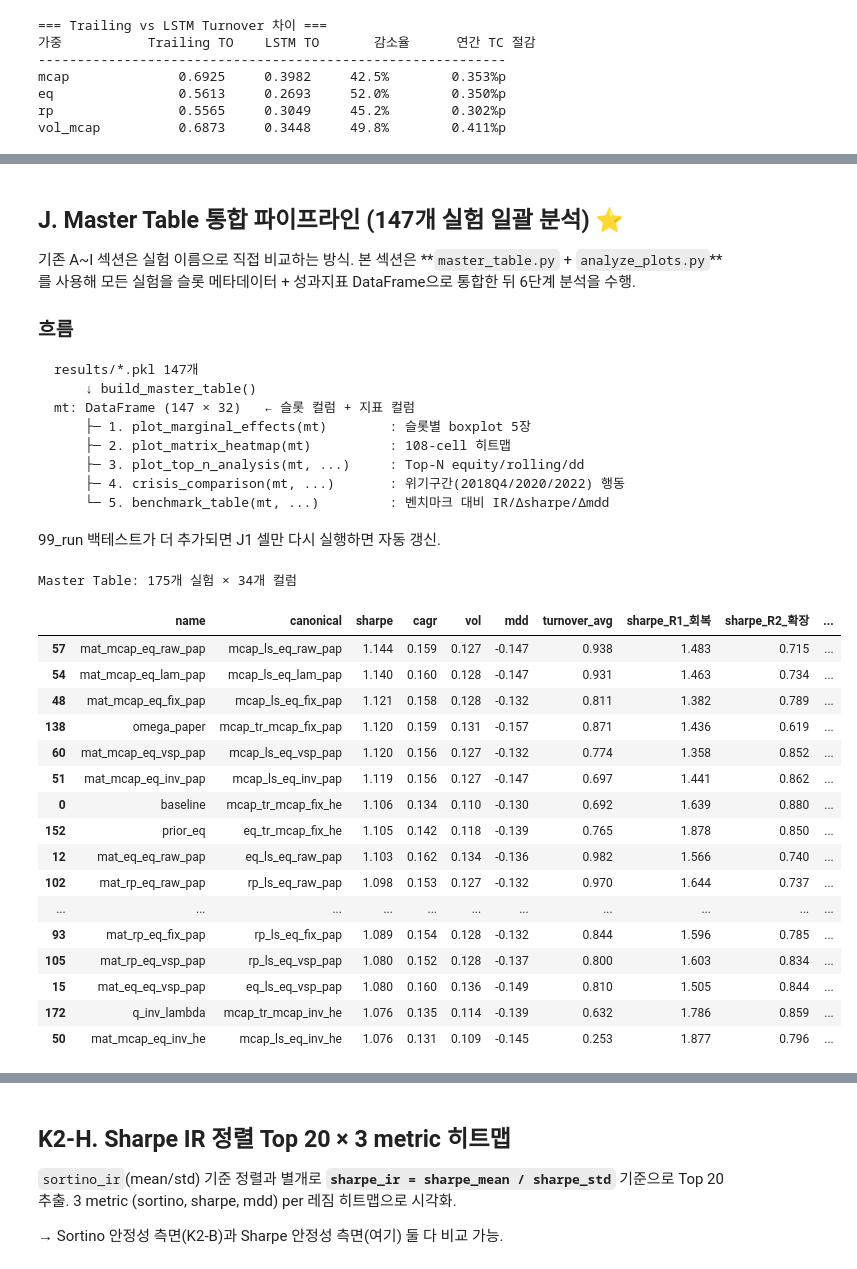
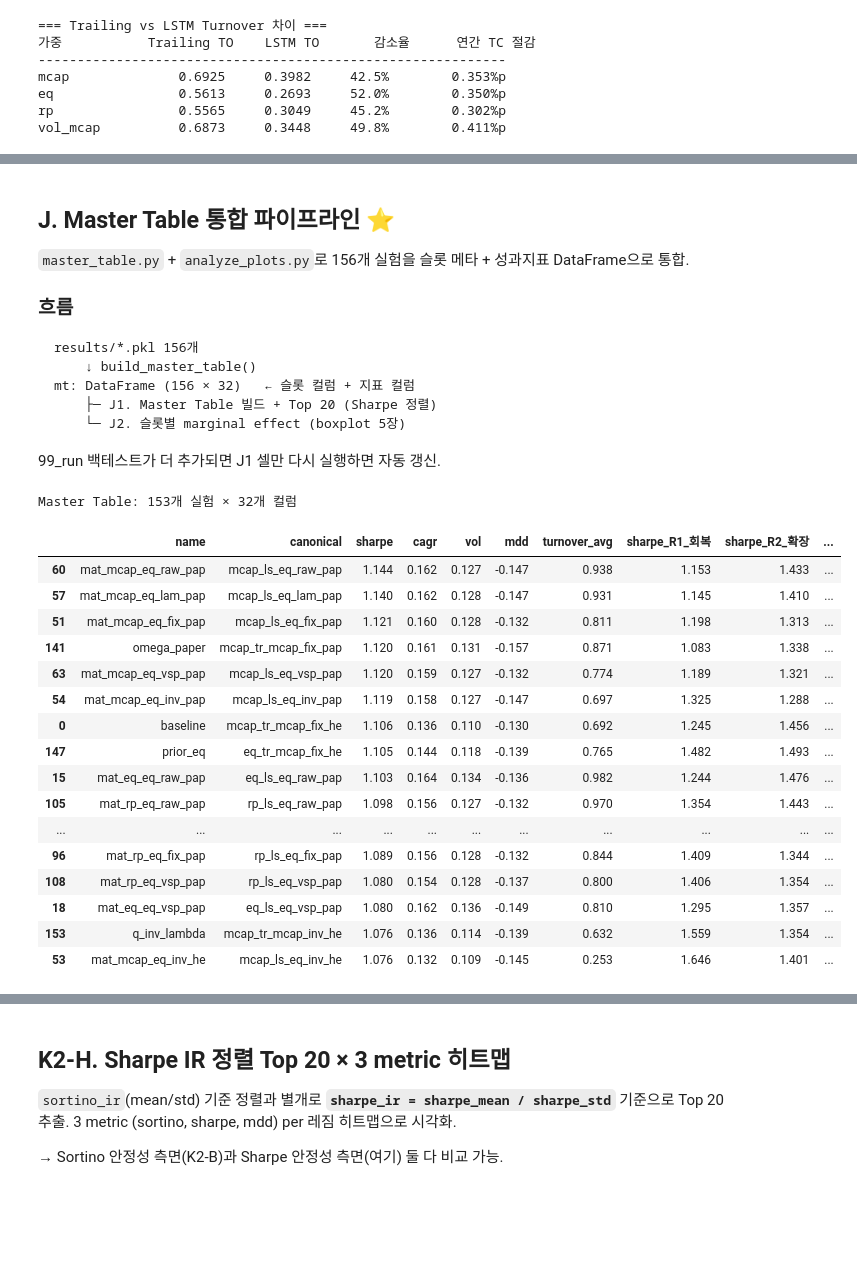
Before and after one commit to sybeom528/low_vol_with_lstm_har_bl, a Jupyter notebook: final/99_analyze.ipynb, the cells around one changed output, grey strips where cells are left out. Saved outputs shown, nothing was run; the diff lists cells and outputs as text; code cells hidden in the pictures; blank space fills up the shorter version.

````diff
--- a/final/99_analyze.ipynb
+++ b/final/99_analyze.ipynb
@@ -604,57 +461,56 @@ IT                  7.5%        6.8%     -0.7%
 # %% [markdown]
-## J. Master Table 통합 파이프라인 (147개 실험 일괄 분석) ⭐
+## J. Master Table 통합 파이프라인 ⭐
 
-기존 A~I 섹션은 실험 이름으로 직접 비교하는 방식. 본 섹션은 **`master_table.py` + `analyze_plots.py`**를 사용해 모든 실험을 슬롯 메타데이터 + 성과지표 DataFrame으로 통합한 뒤 6단계 분석을 수행.
+`master_table.py` + `analyze_plots.py`로 156개 실험을 슬롯 메타 + 성과지표 DataFrame으로 통합.
 
 ### 흐름
 
 ```
-results/*.pkl 147개
+results/*.pkl 156개
     ↓ build_master_table()
-mt: DataFrame (147 × 32)   ← 슬롯 컬럼 + 지표 컬럼
-    ├─ 1. plot_marginal_effects(mt)        : 슬롯별 boxplot 5장
-    ├─ 2. plot_matrix_heatmap(mt)          : 108-cell 히트맵
-    ├─ 3. plot_top_n_analysis(mt, ...)     : Top-N equity/rolling/dd
-    ├─ 4. crisis_comparison(mt, ...)       : 위기구간(2018Q4/2020/2022) 행동
-    └─ 5. benchmark_table(mt, ...)         : 벤치마크 대비 IR/Δsharpe/Δmdd
+mt: DataFrame (156 × 32)   ← 슬롯 컬럼 + 지표 컬럼
+    ├─ J1. Master Table 빌드 + Top 20 (Sharpe 정렬)
+    └─ J2. 슬롯별 marginal effect (boxplot 5장)
 ```
 
 99_run 백테스트가 더 추가되면 J1 셀만 다시 실행하면 자동 갱신.
 # %%
 # ── J1. Master Table 빌드 ─────────────────────────────────────
 from master_table import build_master_table, slot_summary, matrix_pivot, PERIODS_DEFAULT
 from analyze_plots import (plot_marginal_effects, plot_matrix_heatmap,
                            plot_top_n_analysis, crisis_comparison, benchmark_table,
                            CRISIS_PERIODS, BENCHMARK_NAMES)
 
-mt = build_master_table(RESULTS_DIR, rf, spy_ret, periods=PERIODS_DEFAULT)
+mt_full = build_master_table(RESULTS_DIR, rf, spy_ret, periods=PERIODS_DEFAULT)
+# Q 민감도 변형 제외 — 모든 분석은 q=0.003 baseline만 사용
+mt = mt_full[~mt_full['name'].str.endswith(('_q55','_q64','_q70'))].copy()
 print(f'Master Table: {len(mt)}개 실험 × {mt.shape[1]}개 컬럼')
 
 # Top 20 by Sharpe
 display(
     mt[['name','canonical','sharpe','cagr','vol','mdd','turnover_avg',
-        'sharpe_R1_회복','sharpe_R2_확장','sharpe_R3_COVID','sharpe_R4_베어','sharpe_R5_AI랠리']]
+        'sharpe_R1_회복','sharpe_R2_확장','sharpe_R3_변동']]
     .sort_values('sharpe', ascending=False).head(20).round(3)
 )
 # %% [output]
-Master Table: 175개 실험 × 34개 컬럼
+Master Table: 153개 실험 × 32개 컬럼
 |  | name | canonical | sharpe | cagr | vol | mdd | turnover_avg | sharpe_R1_회복 | sharpe_R2_확장 | ... |
-| 57 | mat_mcap_eq_raw_pap | mcap_ls_eq_raw_pap | 1.144 | 0.159 | 0.127 | -0.147 | 0.938 | 1.483 | 0.715 | ... |
-| 54 | mat_mcap_eq_lam_pap | mcap_ls_eq_lam_pap | 1.140 | 0.160 | 0.128 | -0.147 | 0.931 | 1.463 | 0.734 | ... |
-| 48 | mat_mcap_eq_fix_pap | mcap_ls_eq_fix_pap | 1.121 | 0.158 | 0.128 | -0.132 | 0.811 | 1.382 | 0.789 | ... |
-| 138 | omega_paper | mcap_tr_mcap_fix_pap | 1.120 | 0.159 | 0.131 | -0.157 | 0.871 | 1.436 | 0.619 | ... |
-| 60 | mat_mcap_eq_vsp_pap | mcap_ls_eq_vsp_pap | 1.120 | 0.156 | 0.127 | -0.132 | 0.774 | 1.358 | 0.852 | ... |
-| 51 | mat_mcap_eq_inv_pap | mcap_ls_eq_inv_pap | 1.119 | 0.156 | 0.127 | -0.147 | 0.697 | 1.441 | 0.862 | ... |
-| 0 | baseline | mcap_tr_mcap_fix_he | 1.106 | 0.134 | 0.110 | -0.130 | 0.692 | 1.639 | 0.880 | ... |
-| 152 | prior_eq | eq_tr_mcap_fix_he | 1.105 | 0.142 | 0.118 | -0.139 | 0.765 | 1.878 | 0.850 | ... |
-| 12 | mat_eq_eq_raw_pap | eq_ls_eq_raw_pap | 1.103 | 0.162 | 0.134 | -0.136 | 0.982 | 1.566 | 0.740 | ... |
-| 102 | mat_rp_eq_raw_pap | rp_ls_eq_raw_pap | 1.098 | 0.153 | 0.127 | -0.132 | 0.970 | 1.644 | 0.737 | ... |
+| 60 | mat_mcap_eq_raw_pap | mcap_ls_eq_raw_pap | 1.144 | 0.162 | 0.127 | -0.147 | 0.938 | 1.153 | 1.433 | ... |
+| 57 | mat_mcap_eq_lam_pap | mcap_ls_eq_lam_pap | 1.140 | 0.162 | 0.128 | -0.147 | 0.931 | 1.145 | 1.410 | ... |
+| 51 | mat_mcap_eq_fix_pap | mcap_ls_eq_fix_pap | 1.121 | 0.160 | 0.128 | -0.132 | 0.811 | 1.198 | 1.313 | ... |
+| 141 | omega_paper | mcap_tr_mcap_fix_pap | 1.120 | 0.161 | 0.131 | -0.157 | 0.871 | 1.083 | 1.338 | ... |
+| 63 | mat_mcap_eq_vsp_pap | mcap_ls_eq_vsp_pap | 1.120 | 0.159 | 0.127 | -0.132 | 0.774 | 1.189 | 1.321 | ... |
+| 54 | mat_mcap_eq_inv_pap | mcap_ls_eq_inv_pap | 1.119 | 0.158 | 0.127 | -0.147 | 0.697 | 1.325 | 1.288 | ... |
+| 0 | baseline | mcap_tr_mcap_fix_he | 1.106 | 0.136 | 0.110 | -0.130 | 0.692 | 1.245 | 1.456 | ... |
+| 147 | prior_eq | eq_tr_mcap_fix_he | 1.105 | 0.144 | 0.118 | -0.139 | 0.765 | 1.482 | 1.493 | ... |
+| 15 | mat_eq_eq_raw_pap | eq_ls_eq_raw_pap | 1.103 | 0.164 | 0.134 | -0.136 | 0.982 | 1.244 | 1.476 | ... |
+| 105 | mat_rp_eq_raw_pap | rp_ls_eq_raw_pap | 1.098 | 0.156 | 0.127 | -0.132 | 0.970 | 1.354 | 1.443 | ... |
 | ... | ... | ... | ... | ... | ... | ... | ... | ... | ... | ... |
-| 93 | mat_rp_eq_fix_pap | rp_ls_eq_fix_pap | 1.089 | 0.154 | 0.128 | -0.132 | 0.844 | 1.596 | 0.785 | ... |
-| 105 | mat_rp_eq_vsp_pap | rp_ls_eq_vsp_pap | 1.080 | 0.152 | 0.128 | -0.137 | 0.800 | 1.603 | 0.834 | ... |
-| 15 | mat_eq_eq_vsp_pap | eq_ls_eq_vsp_pap | 1.080 | 0.160 | 0.136 | -0.149 | 0.810 | 1.505 | 0.844 | ... |
-| 172 | q_inv_lambda | mcap_tr_mcap_inv_he | 1.076 | 0.135 | 0.114 | -0.139 | 0.632 | 1.786 | 0.859 | ... |
-| 50 | mat_mcap_eq_inv_he | mcap_ls_eq_inv_he | 1.076 | 0.131 | 0.109 | -0.145 | 0.253 | 1.877 | 0.796 | ... |
+| 96 | mat_rp_eq_fix_pap | rp_ls_eq_fix_pap | 1.089 | 0.156 | 0.128 | -0.132 | 0.844 | 1.409 | 1.344 | ... |
+| 108 | mat_rp_eq_vsp_pap | rp_ls_eq_vsp_pap | 1.080 | 0.154 | 0.128 | -0.137 | 0.800 | 1.406 | 1.354 | ... |
+| 18 | mat_eq_eq_vsp_pap | eq_ls_eq_vsp_pap | 1.080 | 0.162 | 0.136 | -0.149 | 0.810 | 1.295 | 1.357 | ... |
+| 153 | q_inv_lambda | mcap_tr_mcap_inv_he | 1.076 | 0.136 | 0.114 | -0.139 | 0.632 | 1.559 | 1.354 | ... |
+| 53 | mat_mcap_eq_inv_he | mcap_ls_eq_inv_he | 1.076 | 0.132 | 0.109 | -0.145 | 0.253 | 1.646 | 1.401 | ... |
 # %%
 # ── J2. 슬롯별 marginal effect (sharpe + sortino 두 가지 분포) ────
 # 어느 슬롯이 metric에 큰 영향? prior_s, p_s, pw_s, q_s, om_s
````
Also changed, not shown: parts of 23 cells of this notebook, 23 other files.
